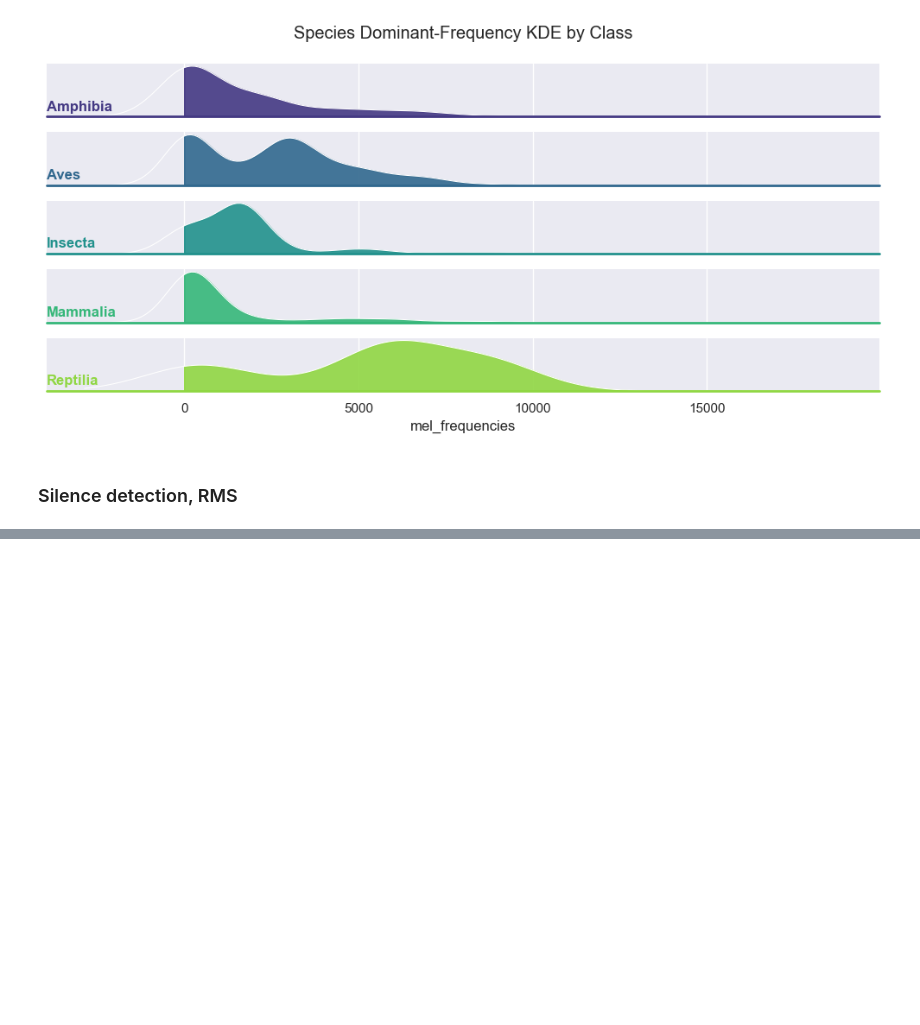
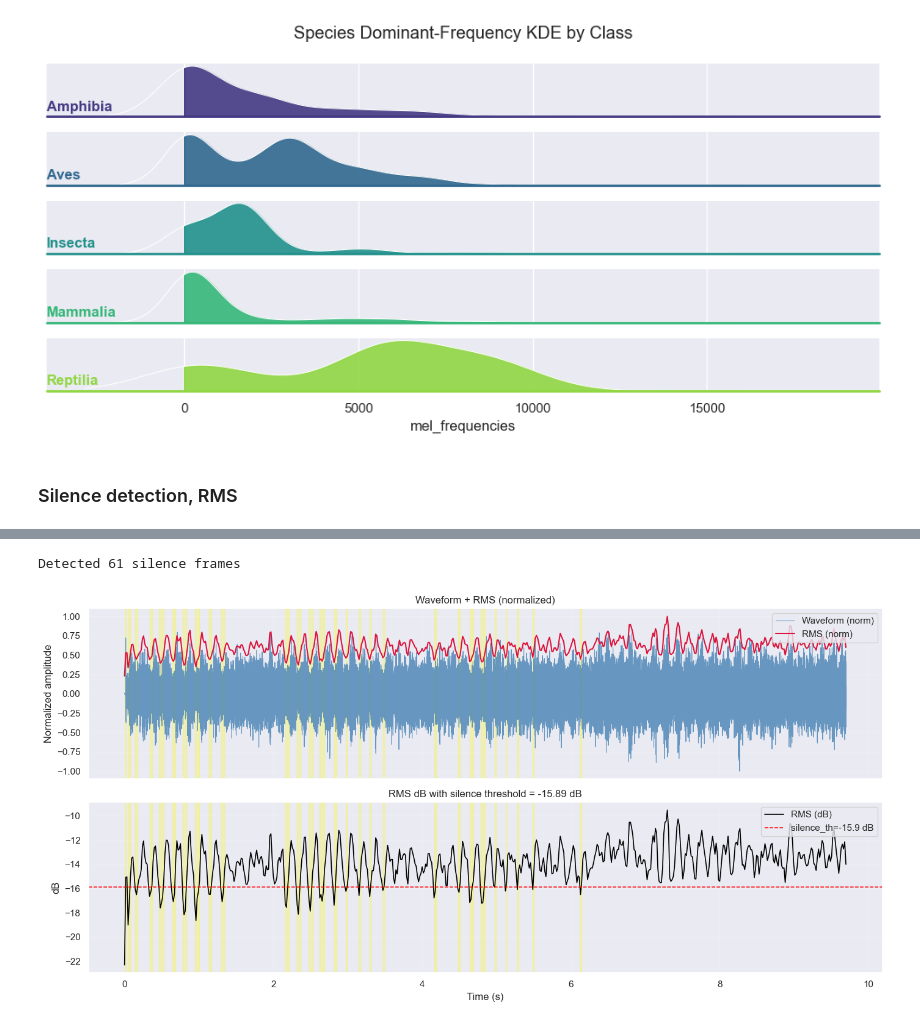
Before and after one commit to glouno/birdclef_2026_ML, a Jupyter notebook: notebooks/02_audio_features.ipynb, the cells around one changed output, grey strips where cells are left out. Cells and saved outputs as stored; diff of their text form; code cells hidden in the pictures; blank space fills up the shorter version.

```diff
--- a/notebooks/02_audio_features.ipynb
+++ b/notebooks/02_audio_features.ipynb
@@ -206,0 +191,14 @@ array([  78.125, 4203.125, 5334.375])
+# %%
+# Percentile assumption
+
+th = np.percentile(rms_db, 10)
+fig, axes, silent_seconds, silence_segments = plot_waveform_rms_db_with_silence(
+    y=y,
+    cfg=cfg,
+    silence_th=th,
+)
+
+print(f"Detected {len(silent_seconds)} silence frames")
+# %% [output]
+Detected 61 silence frames
+[figure, added]
```
Also changed, not shown: parts of 9 cells of this notebook, 6 other files.
